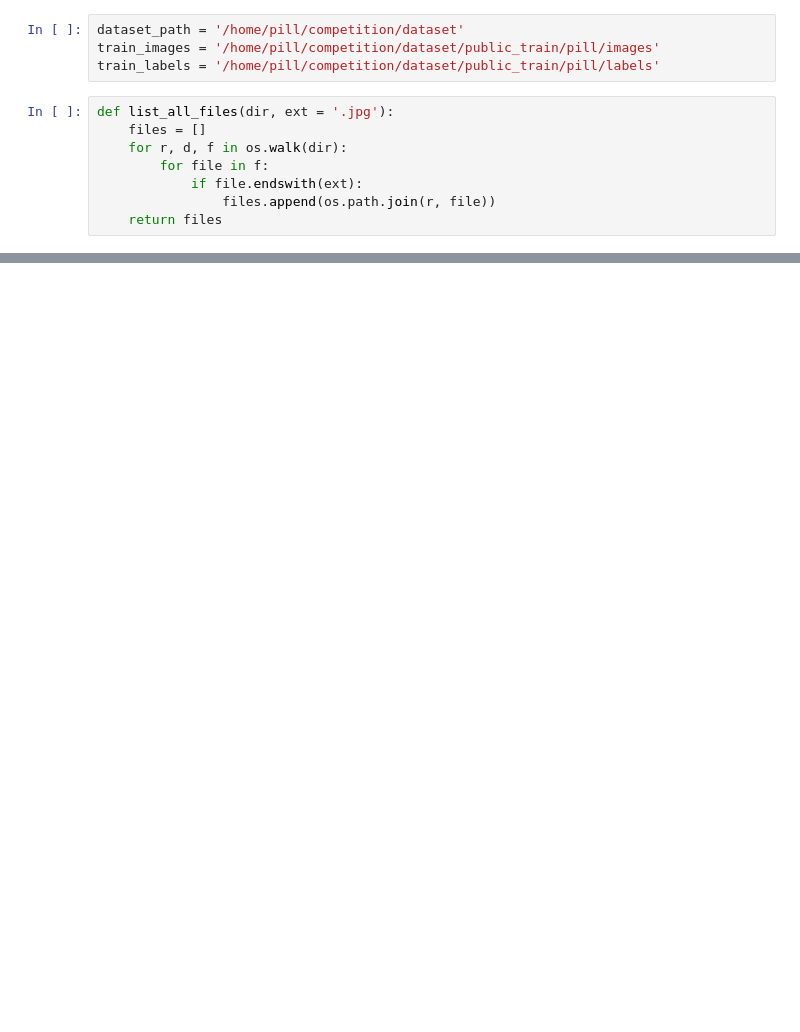
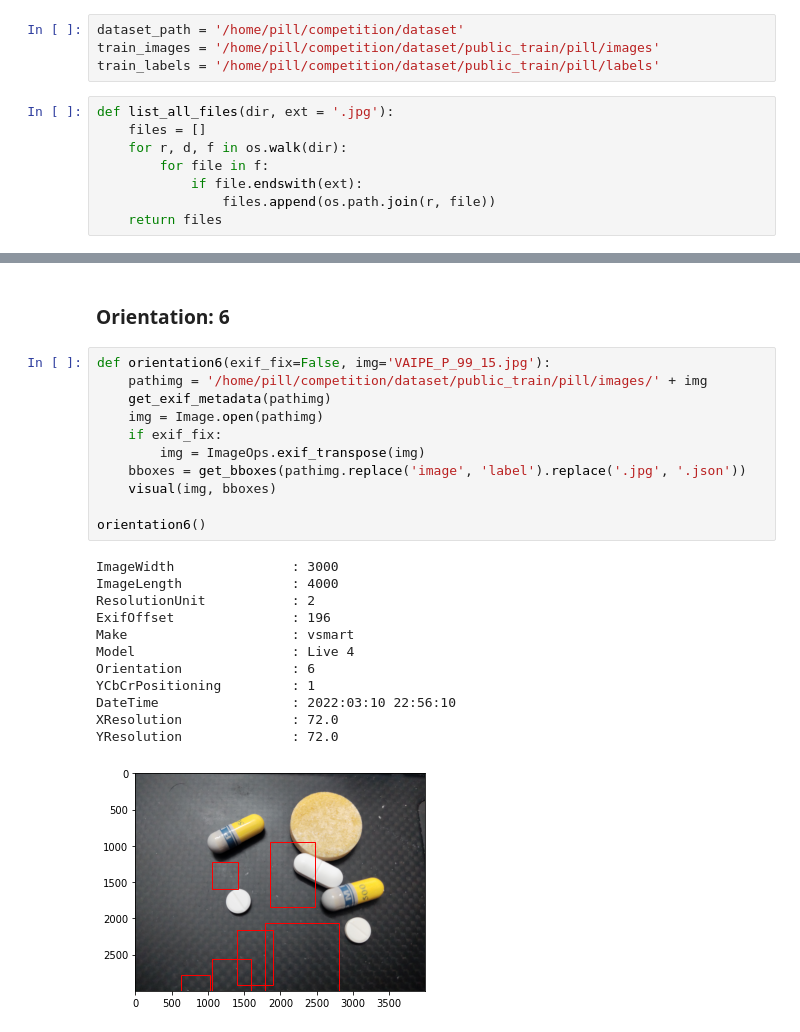
Before and after one commit to phamgialinhlx/pill-yolov7, a Jupyter notebook: tools/data_ana.ipynb, the cells around one changed output, grey strips where cells are left out. Drawn from its saved outputs; the diff is of its cells as text; blank space fills up the shorter version.

```diff
--- a/tools/data_ana.ipynb
+++ b/tools/data_ana.ipynb
@@ -71,0 +218,26 @@ ExifOffset               : 438
+# %% [markdown]
+### Orientation: 6
+# %%
+def orientation6(exif_fix=False, img='VAIPE_P_99_15.jpg'):
+    pathimg = '/home/pill/competition/dataset/public_train/pill/images/' + img
+    get_exif_metadata(pathimg)
+    img = Image.open(pathimg)
+    if exif_fix:
+        img = ImageOps.exif_transpose(img)
+    bboxes = get_bboxes(pathimg.replace('image', 'label').replace('.jpg', '.json'))
+    visual(img, bboxes)
+
+orientation6()
+# %% [output]
+ImageWidth               : 3000
+ImageLength              : 4000
+ResolutionUnit           : 2
+ExifOffset               : 196
+Make                     : vsmart
+Model                    : Live 4
+Orientation              : 6
+YCbCrPositioning         : 1
+DateTime                 : 2022:03:10 22:56:10
+XResolution              : 72.0
+YResolution              : 72.0
+[figure, added]
```
Also changed, not shown: parts of 22 cells of this notebook, 2 other files.
